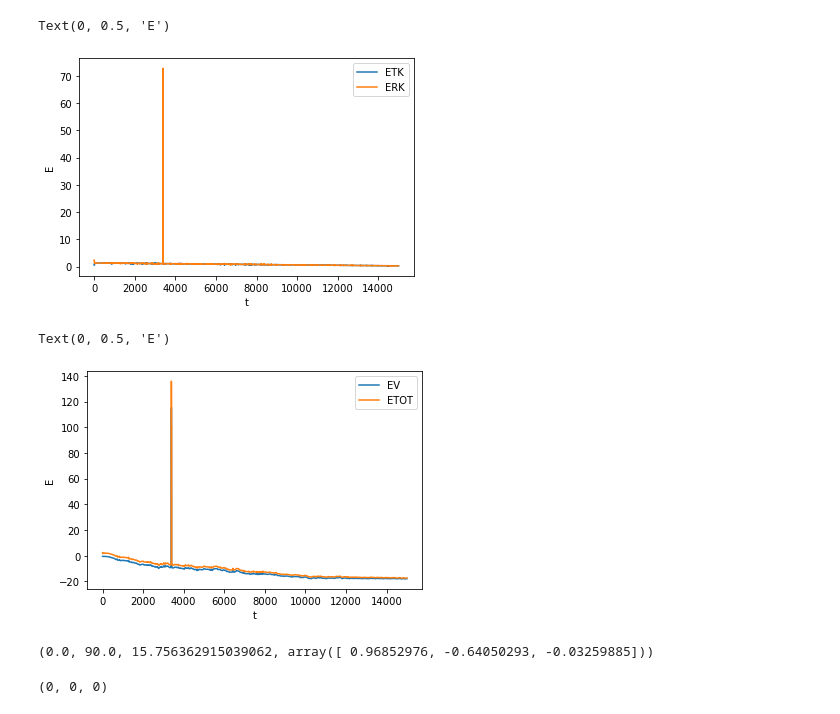
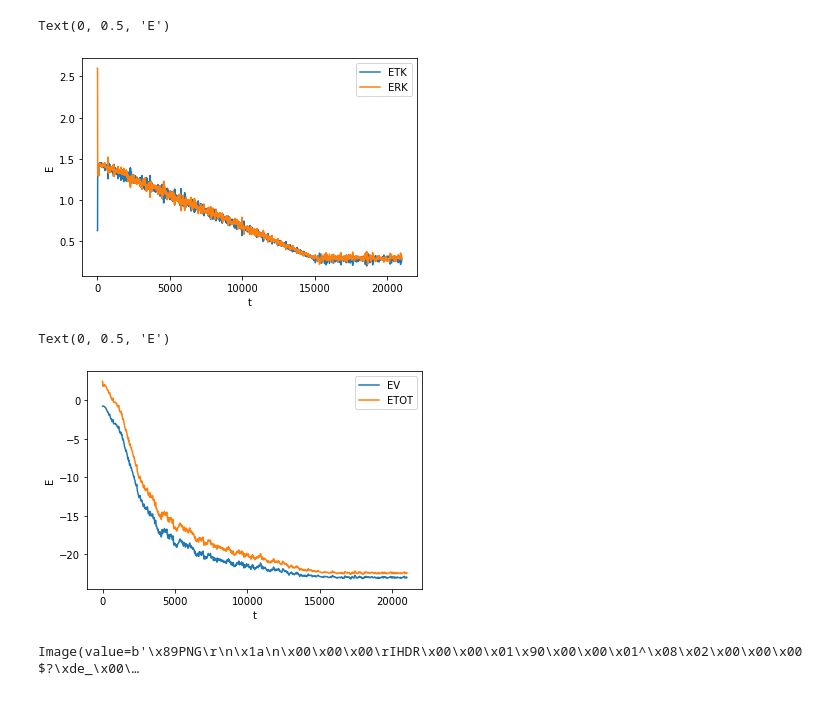
Before and after one commit to taaatang/Diamondoid, a Jupyter notebook: MolecularDynamics.ipynb, the cells around one changed output. Saved outputs shown, nothing was run; the diff lists cells and outputs as text; code cells hidden in the pictures.

Commit message:
data

```diff
--- a/MolecularDynamics.ipynb
+++ b/MolecularDynamics.ipynb
@@ -35,20 +9,20 @@ mlab.savefig("test.oogl")
 # %%
-DataPath = "Data/8LinearChangeT"
+DataPath = "Data/Adamantane_27"
 ETK = np.fromfile(DataPath+'/ETK',dtype=np.float64)
 ERK = np.fromfile(DataPath+'/ERK',dtype=np.float64)
 EV = np.fromfile(DataPath+'/EV',dtype=np.float64)
 ETOT = ETK + ERK + EV
 # %%
-length = 15000
+length = -1
 plt.plot(ETK[:length],label="ETK")
 plt.plot(ERK[:length],label="ERK")
 plt.legend()
 # plt.xlim(111,113)
 plt.xlabel("t")
 plt.ylabel("E")
 # %% [output]
 Text(0, 0.5, 'E')
-[figure, old version]
+[figure, new version]
 # %%
 plt.plot(EV[:length],label="EV")
 plt.plot(ETOT[:length],label="ETOT")
@@ -57,6 +31,6 @@ plt.xlabel("t")
 plt.ylabel("E")
 # %% [output]
 Text(0, 0.5, 'E')
-[figure, old version]
+[figure, new version]
 # %%
 coords = np.fromfile(DataPath+"/Pos",dtype=np.float64)
@@ -64,6 +38,6 @@ coords = np.reshape(coords,(-1,3),order="C")[1:,:]
-# %%
-view(azimuth=-0,elevation=90)
-# %% [output]
-(0.0, 90.0, 15.756362915039062, array([ 0.96852976, -0.64050293, -0.03259885]))
+# %%
+points3d(0,0,0, resolution = 16, color = (1,0,0), scale_factor=0.2)
+# %% [output]
+Image(value=b'\x89PNG\r\n\x1a\n\x00\x00\x00\rIHDR\x00\x00\x01\x90\x00\x00\x01^\x08\x02\x00\x00\x00$?\xde_\x00\…
 # %%
 mlab.clf()
@@ -82,7 +56,3 @@ for i in range(8):
 # %%
 mlab.savefig("test1.png")
 mlab.savefig("test1.oogl")
-# %%
-tuple([0,0,0])
-# %% [output]
-(0, 0, 0)
```
Also changed, not shown: parts of 10 cells of this notebook, 3 other files.
